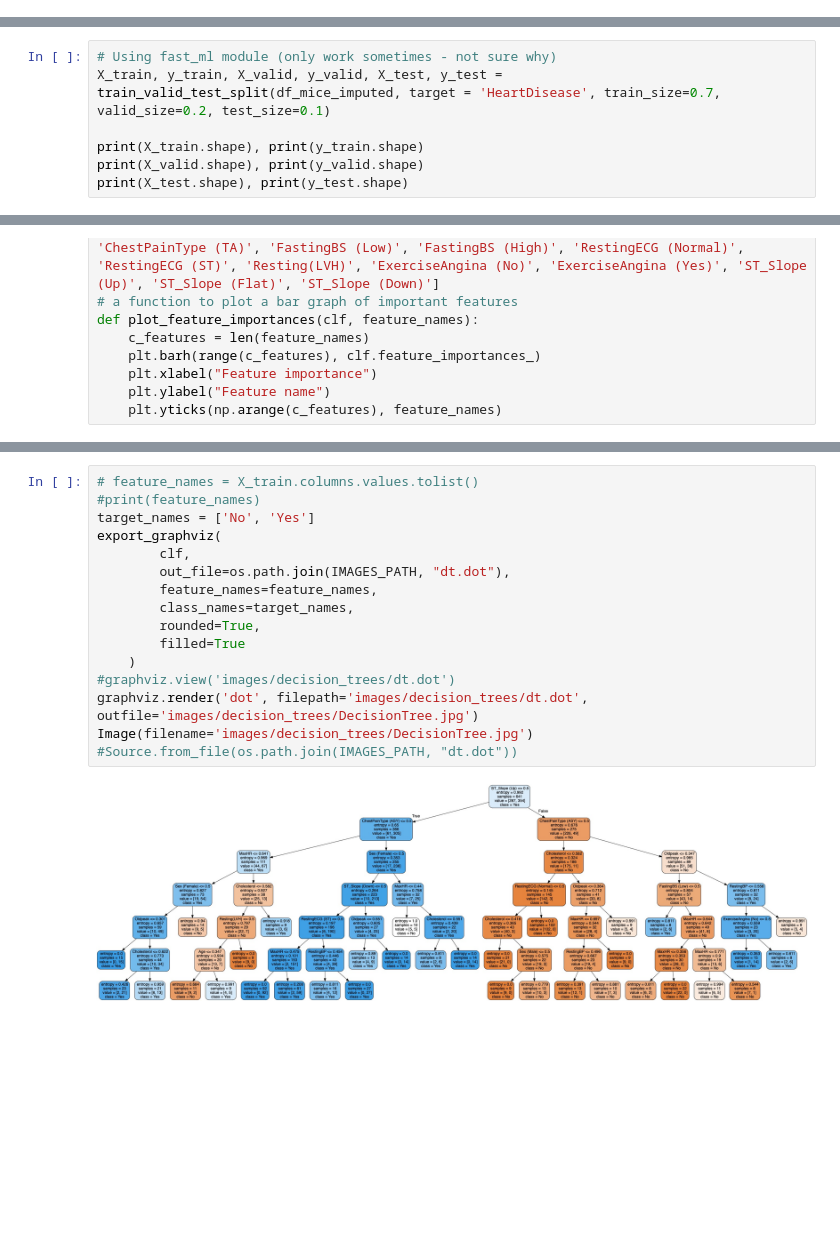
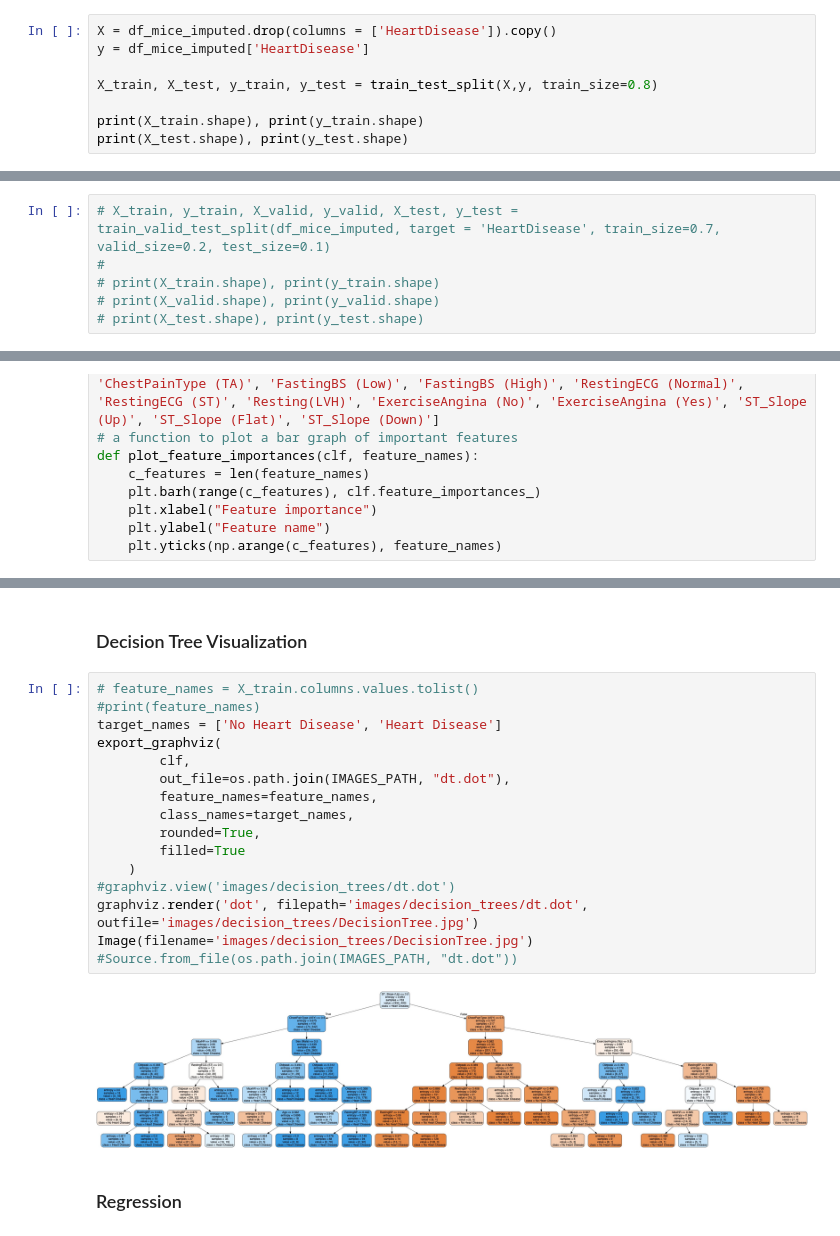
Before and after one commit to davednguyen/CPSC5305_Team_DataGeeks, a Jupyter notebook: HeartAttackPrediction.ipynb, the cells around one changed output, grey strips where cells are left out. Cells and saved outputs as stored; diff of their text form; blank space fills up the shorter version.

```diff
--- a/HeartAttackPrediction.ipynb
+++ b/HeartAttackPrediction.ipynb
@@ -678,3 +682,11 @@ Total missing values (NaN):  0
 # print(X_train.shape), print(y_train.shape)
 # print(X_valid.shape), print(y_valid.shape)
 # print(X_test.shape), print(y_test.shape)
+# %%
+X = df_mice_imputed.drop(columns = ['HeartDisease']).copy()
+y = df_mice_imputed['HeartDisease']
+
+X_train, X_test, y_train, y_test = train_test_split(X,y, train_size=0.8)
+
+print(X_train.shape), print(y_train.shape)
+print(X_test.shape), print(y_test.shape)
@@ -681,7 +699,6 @@ Total missing values (NaN):  0
 # %%
-# Using fast_ml module (only work sometimes - not sure why)
-X_train, y_train, X_valid, y_valid, X_test, y_test = train_valid_test_split(df_mice_imputed, target = 'HeartDisease', train_size=0.7, valid_size=0.2, test_size=0.1)
-
-print(X_train.shape), print(y_train.shape)
-print(X_valid.shape), print(y_valid.shape)
-print(X_test.shape), print(y_test.shape)
+# X_train, y_train, X_valid, y_valid, X_test, y_test = train_valid_test_split(df_mice_imputed, target = 'HeartDisease', train_size=0.7, valid_size=0.2, test_size=0.1)
+#
+# print(X_train.shape), print(y_train.shape)
+# print(X_valid.shape), print(y_valid.shape)
+# print(X_test.shape), print(y_test.shape)
@@ -725,18 +738,22 @@ plt.show()
+# %% [markdown]
+### Decision Tree Visualization
 # %%
 # feature_names = X_train.columns.values.tolist()
 #print(feature_names)
-target_names = ['No', 'Yes']
+target_names = ['No Heart Disease', 'Heart Disease']
 export_graphviz(
         clf,
         out_file=os.path.join(IMAGES_PATH, "dt.dot"),
         feature_names=feature_names,
         class_names=target_names,
         rounded=True,
         filled=True
     )
 #graphviz.view('images/decision_trees/dt.dot')
 graphviz.render('dot', filepath='images/decision_trees/dt.dot', outfile='images/decision_trees/DecisionTree.jpg')
 Image(filename='images/decision_trees/DecisionTree.jpg')
 #Source.from_file(os.path.join(IMAGES_PATH, "dt.dot"))
 # %% [output]
-[figure, old version]
+[figure, new version]
+# %% [markdown]
+### Regression
```
Also changed, not shown: parts of 11 cells of this notebook, 2 other files.
